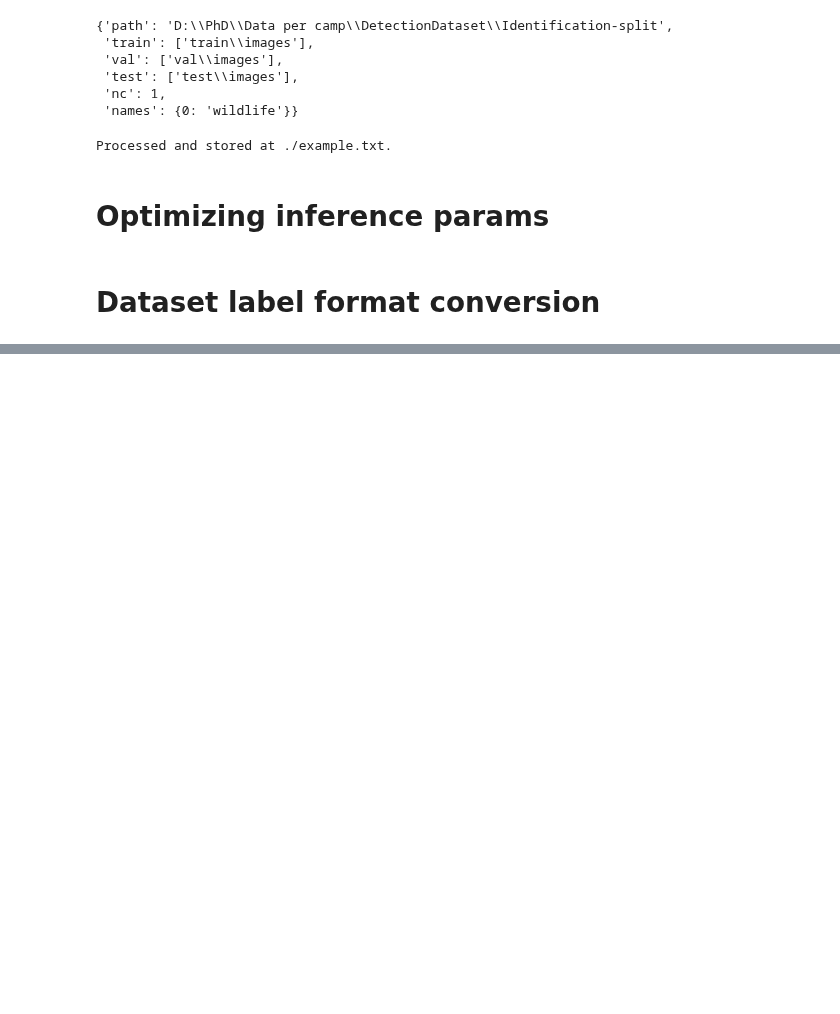
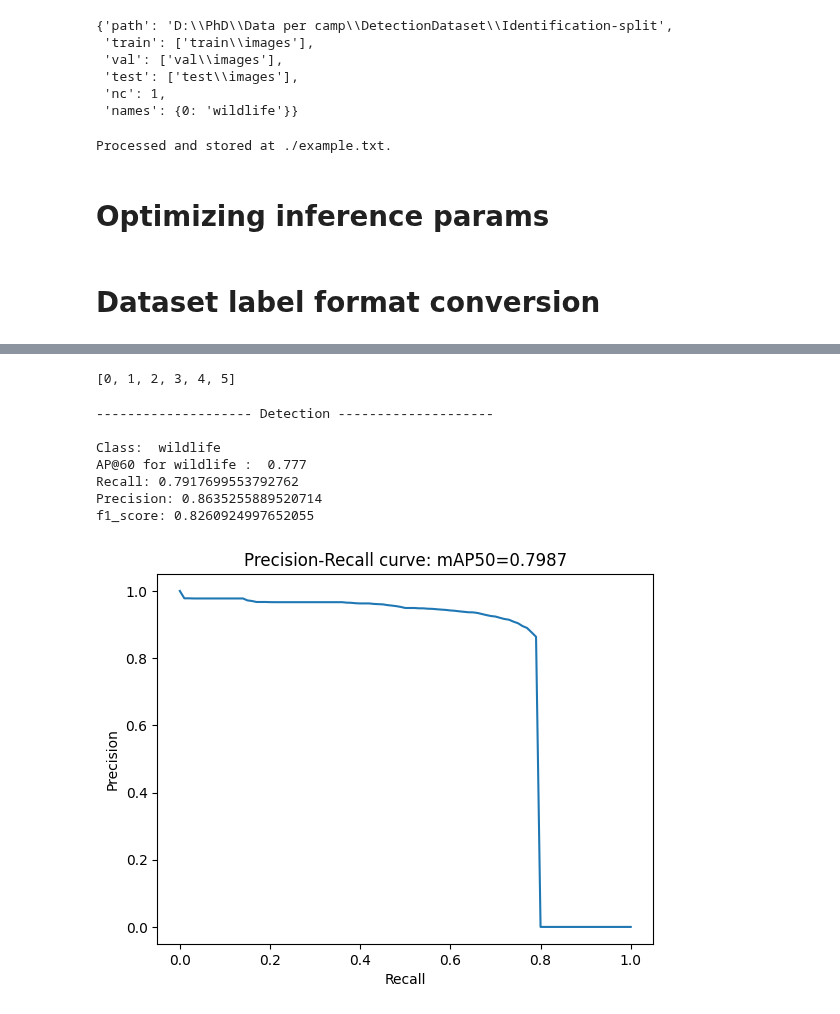
Before and after one commit to FadelMamar/datalabeling, a Jupyter notebook: notebooks/data_exploration.ipynb, the cells around one changed output, grey strips where cells are left out. Drawn from its saved outputs; the diff is of its cells as text; code cells hidden in the pictures; blank space fills up the shorter version.

Commit message:
addin section for PP-YOLO metrics computation

```diff
--- a/notebooks/data_exploration.ipynb
+++ b/notebooks/data_exploration.ipynb
@@ -522,7 +529,16 @@ for split in  ('train','val','test'):
     path_dataset = os.path.join(yolo_config['path'],
                                 yolo_config[split][0]
                                 )
+
+    total_number_images = len(list(Path(path_dataset).glob('*')))
+
     path_dataset = path_dataset.replace('images','labels')
+
+    total_number_of_positive_images = len(list(Path(path_dataset).glob('*')))
+
+    print("\n\nSplit:", split)
+    print("Number of empty images: ", total_number_images-total_number_of_positive_images)
+    print("Number of non-empty images: ", total_number_of_positive_images)
 
     labels = list()
 
@@ -541,11 +557,9 @@ for split in  ('train','val','test'):
         num_imge = df.loc[df['class'] == cls,'image'].unique().shape[0]
         images_per_class[cls] = num_imge
 
-    print("\n\nSplit:", split)
+
     print('images per class: ',images_per_class)
-
-    print('\ninstances per class')
-    print(df['class'].value_counts().to_dict())
+    print('instances per class: ', df['class'].value_counts().to_dict())
 # %% [output]
 -------------------- Identification --------------------
 
@@ -1261,0 +1246,58 @@ mAP_computer.compute()
+# %%
+[i['id'] for i in gt['categories']]
+# %% [output]
+[0, 1, 2, 3, 4, 5]
+# %%
+print('-'*20,'Detection','-'*20)
+
+preds_path = r"C:\Users\Machine Learning\Desktop\workspace-wildAI\datalabeling\runs_ppd\test\ppyoloe_plus_sod_crn_l_largesize_80e_visdronetr_empty_ratio_0.33_freeze_0.5\bbox.json"
+gt_path = r"D:\PhD\Data per camp\DetectionDataset\Identification-split\coco-dataset\annotations\annotations_test.json"
+
+gt = load_json(gt_path)
+cls_ids = [i['id'] for i in gt['categories']]
+
+preds,target = MeanAveragePrecision().coco_to_tm(preds_path,gt_path)
+mAP_computer = MeanAveragePrecision(box_format='xywh',iou_type='bbox',average='macro',iou_thresholds=[0.5,0.6],class_metrics=True,extended_summary=True)
+mAP_computer.update(preds,target)
+results = mAP_computer.compute()
+
+results.keys()
+results['map_50']
+
+
+rec_thrs = torch.linspace(0.0, 1.00, round(1.00 / 0.01) + 1)
+
+for cls_id in cls_ids: # class with index 0
+
+    print("\nClass: ",gt['categories'][cls_id]['name'])
+
+    mAP = results['map_per_class'].item()
+    print("AP@60 for",gt['categories'][cls_id]['name'],': ', round(mAP,4))
+
+    iou_id = 1 # 0.6
+    recall = results['recall'][iou_id,cls_id,0,-1]
+    print('Recall:', recall.item())
+
+    recall_idx = (rec_thrs < recall).sum().item()
+    recall_idx
+
+    precision = results['precision'][iou_id,recall_idx-1,cls_id,0,-1]
+    print('Precision:', precision.item())
+
+    f1_score = 2 * recall*precision/(recall + precision)
+    print('f1_score:', f1_score.item())
+
+    plt.plot(rec_thrs,results['precision'][iou_id,:,cls_id,0,-1])
+    plt.xlabel('Recall')
+    plt.ylabel('Precision')
+    plt.title(f"Precision-Recall curve: mAP50={results['map_50']:.4f}")
+    plt.show()
+# %% [output]
+-------------------- Detection --------------------
+
+Class:  wildlife
+AP@60 for wildlife :  0.777
+Recall: 0.7917699553792762
+Precision: 0.8635255889520714
+f1_score: 0.8260924997652055
+[figure, added]
```
Also changed, not shown: parts of 14 cells of this notebook.
